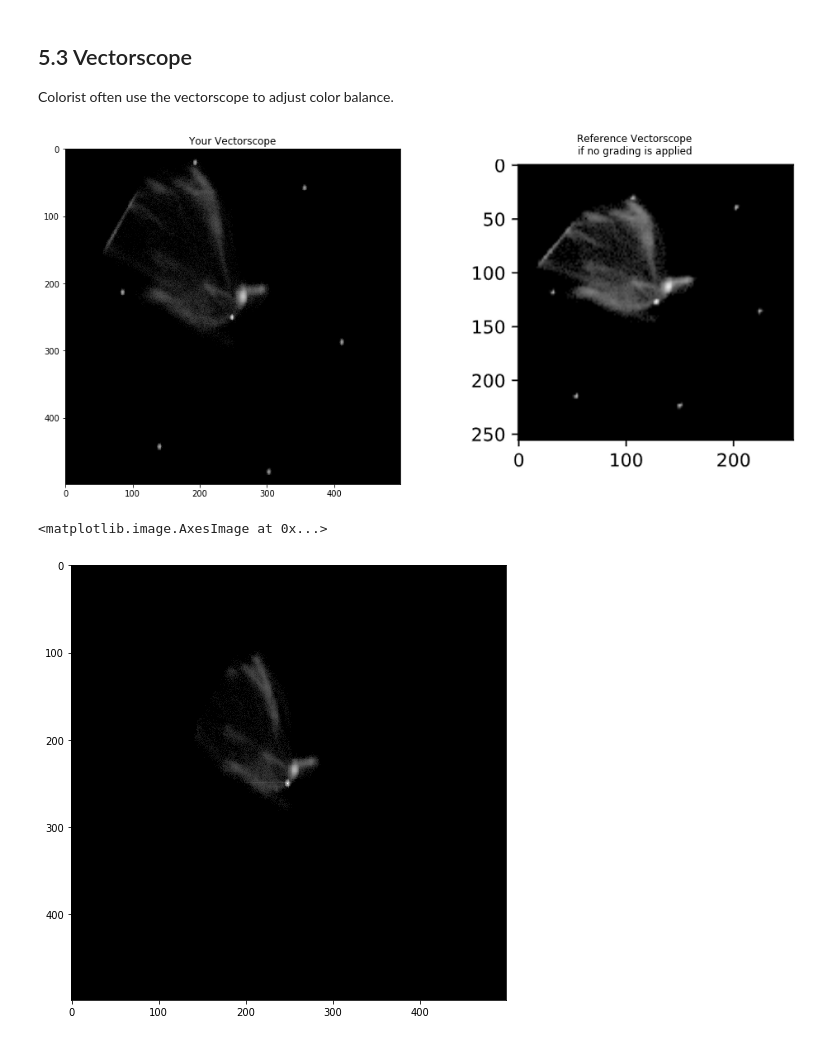
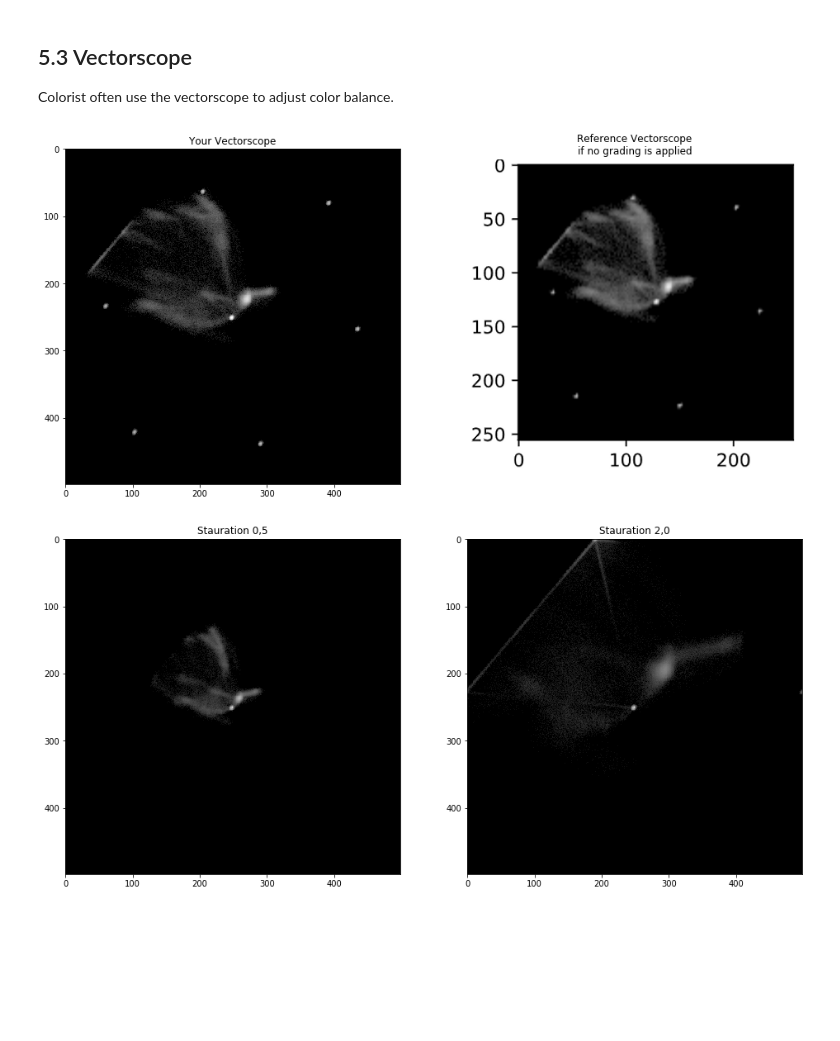
Before and after one commit to kilianeifler/Filmtechnik_HdM, a Jupyter notebook: Ex_5/Exercise_05_Group_03_v2.ipynb, the cells around one changed output. Cells and saved outputs as stored; diff of their text form; code cells hidden in the pictures; blank space fills up the shorter version.

```diff
--- a/Ex_5/Exercise_05_Group_03_v2.ipynb
+++ b/Ex_5/Exercise_05_Group_03_v2.ipynb
@@ -366,20 +368,6 @@ Colorist often use the vectorscope to adjust color balance.
 # Hint: For calculating the 2D histogram ‘accum’ will be much faster compared to two loops
 
 '''def calculateVectorscope(img, bins=256):
-    lumaImg = (0.2126 * histImg[:,:,0] + 0.7152 * histImg[:,:,1] + 0.0722 * histImg[:,:,2])
-    v = (img[:,:,0]-lumaImg) * 0.877
-    u = (img[:,:,2]-lumaImg) * 0.493
-    result = np.zeros((bins,bins))
-        for j in range (img.shape[1]):
-        for i in range (bins):
-            result[i,j,0] = np.sum(np.around(histImg[:,j,0]) == i )
-            result[i,j,1] = np.sum(np.around(histImg[:,j,1]) == i )
-            result[i,j,2] = np.sum(np.around(histImg[:,j,2]) == i )
-
-    result = np.log2(result)/bitDept
-    return np.flip(result, axis=0)'''
-
-def calculateVectorscope(img, bins=256):
     result = np.zeros((bins-1,bins-1))
     for i in range(np.shape(img)[0]):
         for j in range(np.shape(img)[1]):
@@ -389,8 +377,22 @@ def calculateVectorscope(img, bins=256):
             v = 0.877 * (img[i,j,0] - y)
             #u = 0.6 * (img[i,j,2] - y)
             #v = 0.7 * (img[i,j,0] - y)
-            result[int(v*bins-1) + int(bins/2 -1), int(u*bins-1) + int(bins/2 -1)] += 0.5
-    #print(result)
+            result[int(v*bins-1) + int(bins/2 -1), int(u*bins-1) + int(bins/2 -1)] += 1.0
+
+    return np.flip(result, axis=0)'''
+
+# Hint Fragestunde:
+# Cb, Cr nutzen, Rec 709 Formel benutzen.
+# http://www.itu.int/dms_pubrec/itu-r/rec/bt/R-REC-BT.709-6-201506-I!!PDF-E.pdfhttp://www.itu.int/dms_pubrec/itu-r/rec/bt/R-REC-BT.709-6-201506-I!!PDF-E.pdf
+
+def calculateVectorscope(img, bins=256):
+    result = np.zeros((bins-1,bins-1))
+    for i in range(np.shape(img)[0]):
+        for j in range(np.shape(img)[1]):
+            cB = (-0.2126 * img[i,j,0] -0.7152 * img[i,j,1] + 0.9278 * img[i,j,2]) / 1.8556
+            cR = ( 0.7874 * img[i,j,0] -0.7152 * img[i,j,1] - 0.0722 * img[i,j,2]) / 1.5748
+            result[min((int((cR*bins-1) + (bins/2 -1))),bins-2), min((int((cB*bins-1) + (bins/2 -1))),bins-2)] += 1.0
+            #
     return np.flip(result, axis=0)
 # %%
 # Add some noise to the image before feeding it into the vectorscope so that the color bars do not only end up at the same pixel position.
@@ -406,20 +408,29 @@ plt.imshow( plt.imread( "exercise_05_results_for_reference/vectorscope.png" ), i
 plt.axis('off')
 plt.title("Reference Vectorscope\nif no grading is applied");
 # %% [output]
-[figure, old version]
+[figure, new version]
 # %%
 # Apply the grading controls from 4.2 and get an intuition how the vectorscope behaves. Especially try saturation
 
 # Grading Params
 slope  = 1.2
 offset = -0.07
 power  = 1.2
 saturation = 0.5
+saturation2 = 2.0
 
 gradedImg = ascGrade(img, slope, offset, power, saturation) + (np.random.randn(img.shape[0], img.shape[1], 3) - 0.5) / 256
+gradedImg2 = ascGrade(img, slope, offset, power, saturation2) + (np.random.randn(img.shape[0], img.shape[1], 3) - 0.5) / 256
 gradedImg[np.isnan(gradedImg)] = 0.0
+gradedImg2[np.isnan(gradedImg2)] = 0.0
 vectorscopeOutput = calculateVectorscope( gradedImg, bins = 500 )
+vectorscopeOutput2 = calculateVectorscope( gradedImg2, bins = 500 )
+
+plt.subplot(1,2,1)
 plt.imshow(np.log2(vectorscopeOutput + 1) / np.log2(np.amax( vectorscopeOutput ) + 1), cmap='gray', vmin=0, vmax=1.0)
+plt.title("Stauration 0,5");
+plt.subplot(1,2,2)
+plt.imshow(np.log2(vectorscopeOutput2 + 1) / np.log2(np.amax( vectorscopeOutput2 ) + 1), cmap='gray', vmin=0, vmax=1.0)
+plt.title("Stauration 2,0");
 # %% [output]
-<matplotlib.image.AxesImage at 0x...>
-[figure, old version]
+[figure, new version]
```
Also changed, not shown: parts of 2 cells of this notebook.
